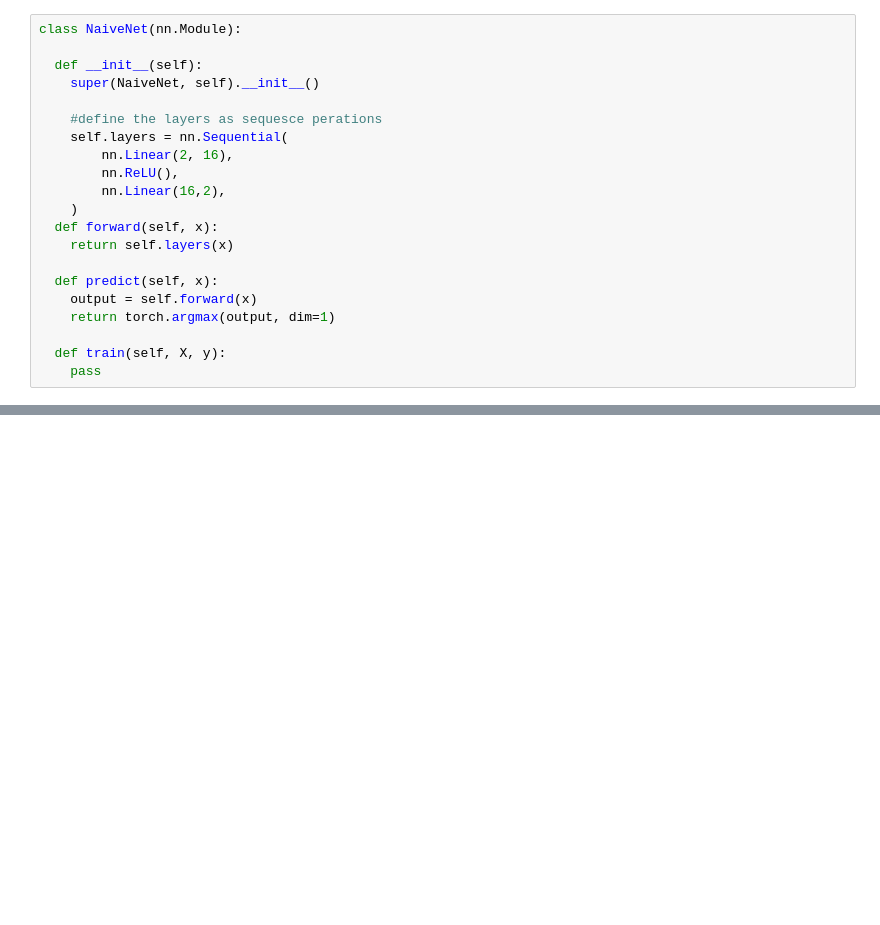
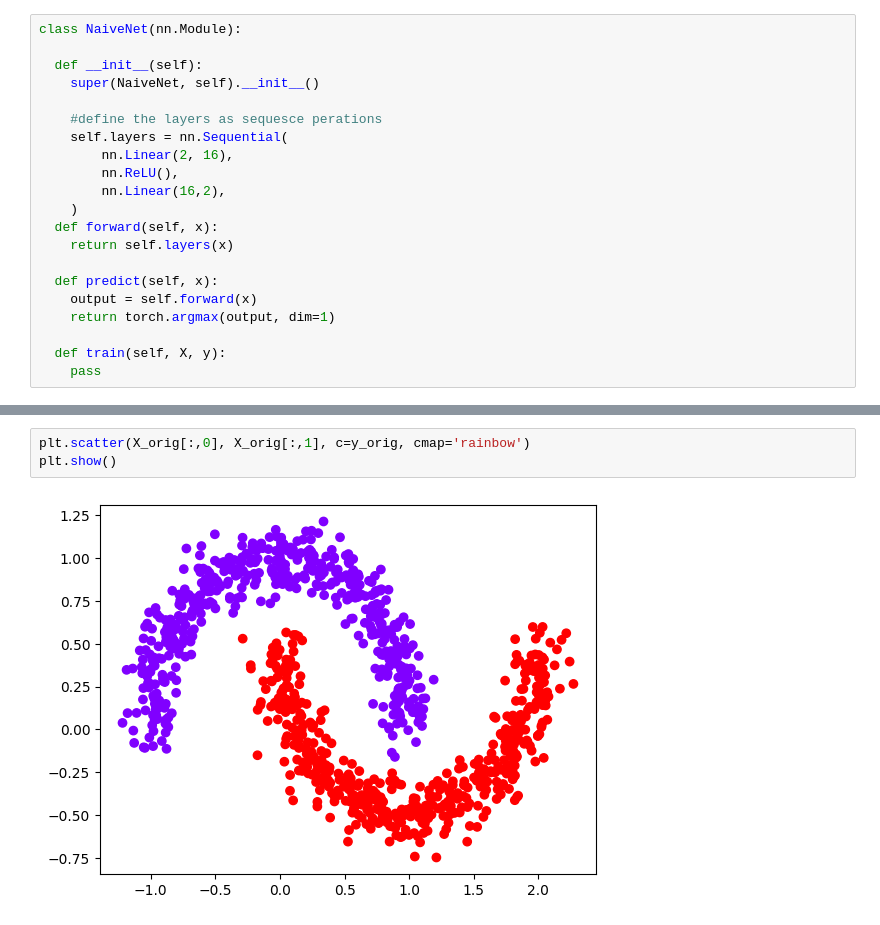
Before and after one commit to abdulquawiyy-owolabi/Deep-Learning, a Jupyter notebook: Deep_Learning_Week_1.ipynb, the cells around one changed output, grey strips where cells are left out. Drawn from its saved outputs; the diff is of its cells as text; blank space fills up the shorter version.

```diff
--- a/Deep_Learning_Week_1.ipynb
+++ b/Deep_Learning_Week_1.ipynb
@@ -558,0 +639,5 @@ y_pred
+# %%
+plt.scatter(X_orig[:,0], X_orig[:,1], c=y_orig, cmap='rainbow')
+plt.show()
+# %% [output]
+[figure, added]
```
Also changed, not shown: parts of 30 cells of this notebook.
